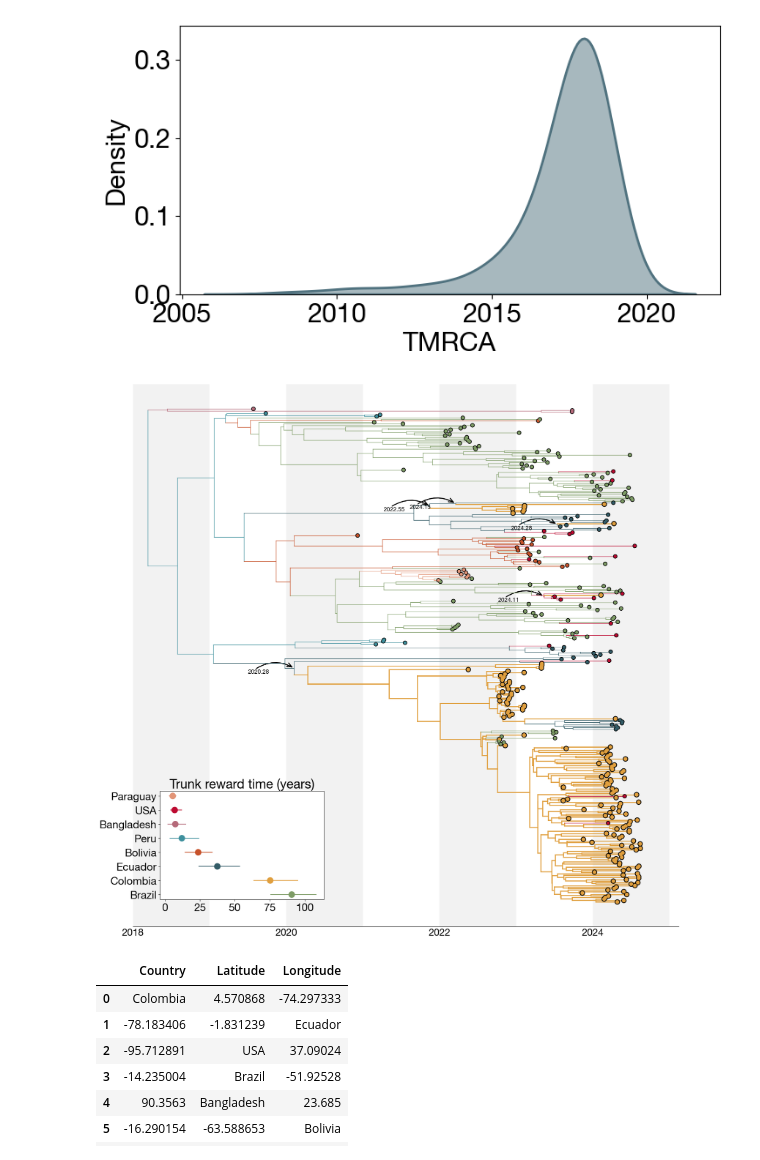
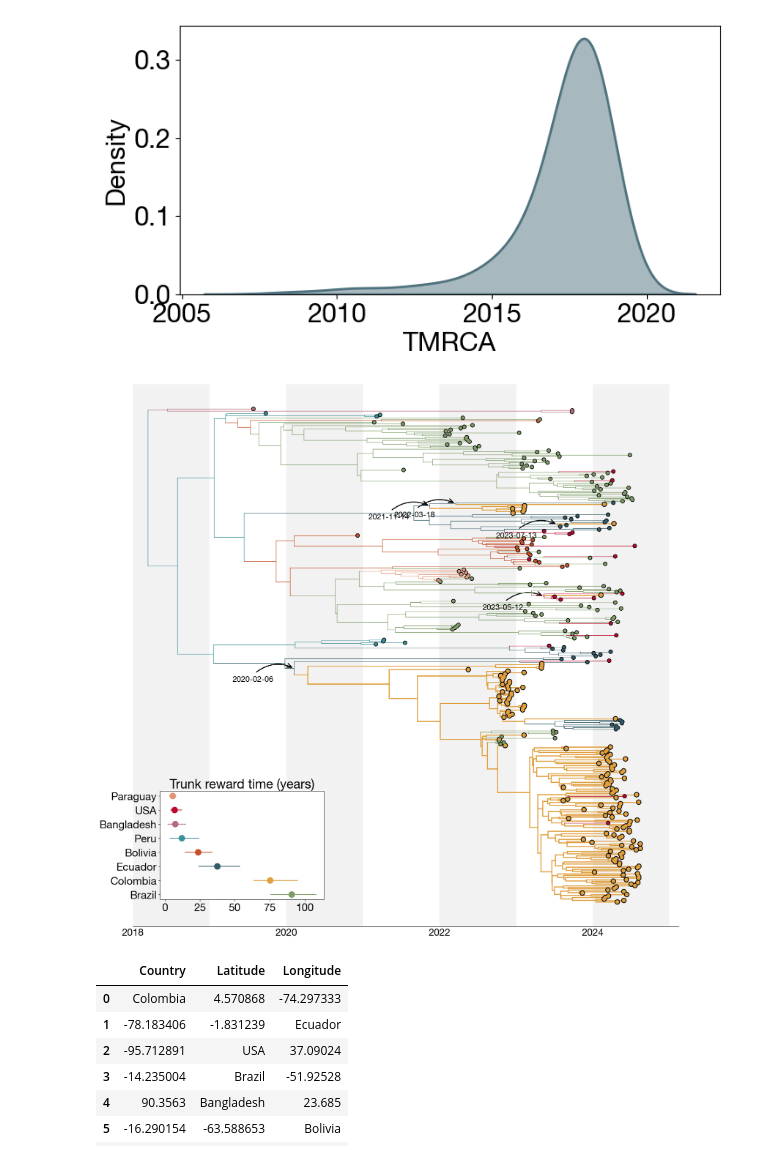
Before and after one commit to RicardoRH96/DENV_Epi, a Jupyter notebook: Scripts/F_112Analysis.ipynb, the cells around one changed output. Cells and saved outputs as stored; diff of their text form; code cells hidden in the pictures.

```diff
--- a/Scripts/F_112Analysis.ipynb
+++ b/Scripts/F_112Analysis.ipynb
@@ -47,6 +47,15 @@ def hpd(data, level): #Thanks Gytis Dudas for this
     assert 0 <= i <= i+nIn-1 < len(d)
 
     return (d[i], d[i+nIn-1])
+
+def decimal_year_to_date(decimal_year):
+    year = int(decimal_year)  # Get the integer part as the year
+    remainder = decimal_year - year  # Get the decimal/fractional part
+    start_of_year = pd.Timestamp(f'{year}-01-01')  # Start of the year
+    # Calculate the date by adding the fractional part as days
+    days_in_year = (pd.Timestamp(f'{year + 1}-01-01') - start_of_year).days
+    date = start_of_year + pd.to_timedelta(remainder * days_in_year, unit='D')
+    return date
 # %%
 #TMRCA statistics
 
@@ -152,13 +161,15 @@ for node in ll.Objects:
         # Get coordinates for arrow start and end
         end_x, end_y = get_parent_coordinates(node)
         start_x, start_y = other_coordinate(node)
+        start_y = start_y - 2.5
 
         # Plot curved arrow
         plot_curved_arrow(ax, start_x, start_y, end_x, end_y)
 
         # Annotate the time of introduction (absoluteTime) next to the arrow
-        introduction_time = round(node.absoluteTime, 2)
-        ax.text(start_x - 0.1, start_y - 3, f'{introduction_time}', fontsize=12, color='black', ha='left', zorder = 1001)
+        introduction_time = decimal_year_to_date(round(node.parent.absoluteTime, 2))
+        introduction_time = introduction_time.strftime('%Y-%m-%d')
+        ax.text(start_x - 0.3, start_y - 6, f'{introduction_time}', fontsize=16, color='black', ha='left', zorder = 1001)
 
 # Add trunk rewards inset
 axins = ax.inset_axes([0.05, 0.05, 0.3, 0.2])
@@ -177,34 +188,35 @@ trunkRewards = pd.DataFrame(data)
 
 # Sort the dataframe by 'median_reward'
 trunkRewards = trunkRewards.sort_values(by='median_reward', ascending=False).reset_index(drop=True)
 
 # Scatter plot for rewards
 y_positions = range(len(trunkRewards))
 axins.scatter(trunkRewards['median_reward'], y_positions, s=150, color=[colors[state] for state in trunkRewards['state']], zorder=1000)
 axins.hlines(y=y_positions, xmin=trunkRewards['HPD95Lo_reward'], xmax=trunkRewards['HPD95Hi_reward'], color=[colors[state] for state in trunkRewards['state']], zorder=1000)
 axins.set_yticks(y_positions)
 axins.set_yticklabels(trunkRewards['state'])
 axins.set_xlabel('')
 axins.set_title('Trunk reward time (years)')
 
 # Add aesthetic adjustments
 years = np.arange(2012, 2025, 2)
 plt.xticks(years, labels=[str(int(year)) for year in years])
 [ax.spines[loc].set_visible(False) for loc in ax.spines if loc not in ['bottom']]
 ax.tick_params(axis='x', size=0, labelsize=20)
 ax.tick_params(axis='y', size=0, labelsize=0)
 ax.set_yticks([])
 ax.set_yticklabels([])
 [ax.axvspan(x, x+1, fc='k', ec='none', alpha=0.05, zorder=0) for x in range(2004, 2026, 1) if x % 2 == 0]
 
 ax.set_xlim(2018, ll.mostRecent + 0.5)
 
 # Save the figure
 resolutionValue = 1200
 plt.savefig('/Users/ricardorivero/Documents/DENV/2024/D2/Figures/DTA_F112.jpeg', dpi=resolutionValue, bbox_inches='tight')
+plt.savefig('/Users/ricardorivero/Documents/DENV/2024/D2/Figures/DTA_F112.svg', dpi=resolutionValue, bbox_inches='tight')
 plt.show()
 # %% [output]
-[figure, old version]
+[figure, new version]
 # %%
 #Create coordinate file
 coordinates = [{'Colombia' , 4.570868 , -74.297333},
```
Also changed, not shown: 4 other files.
